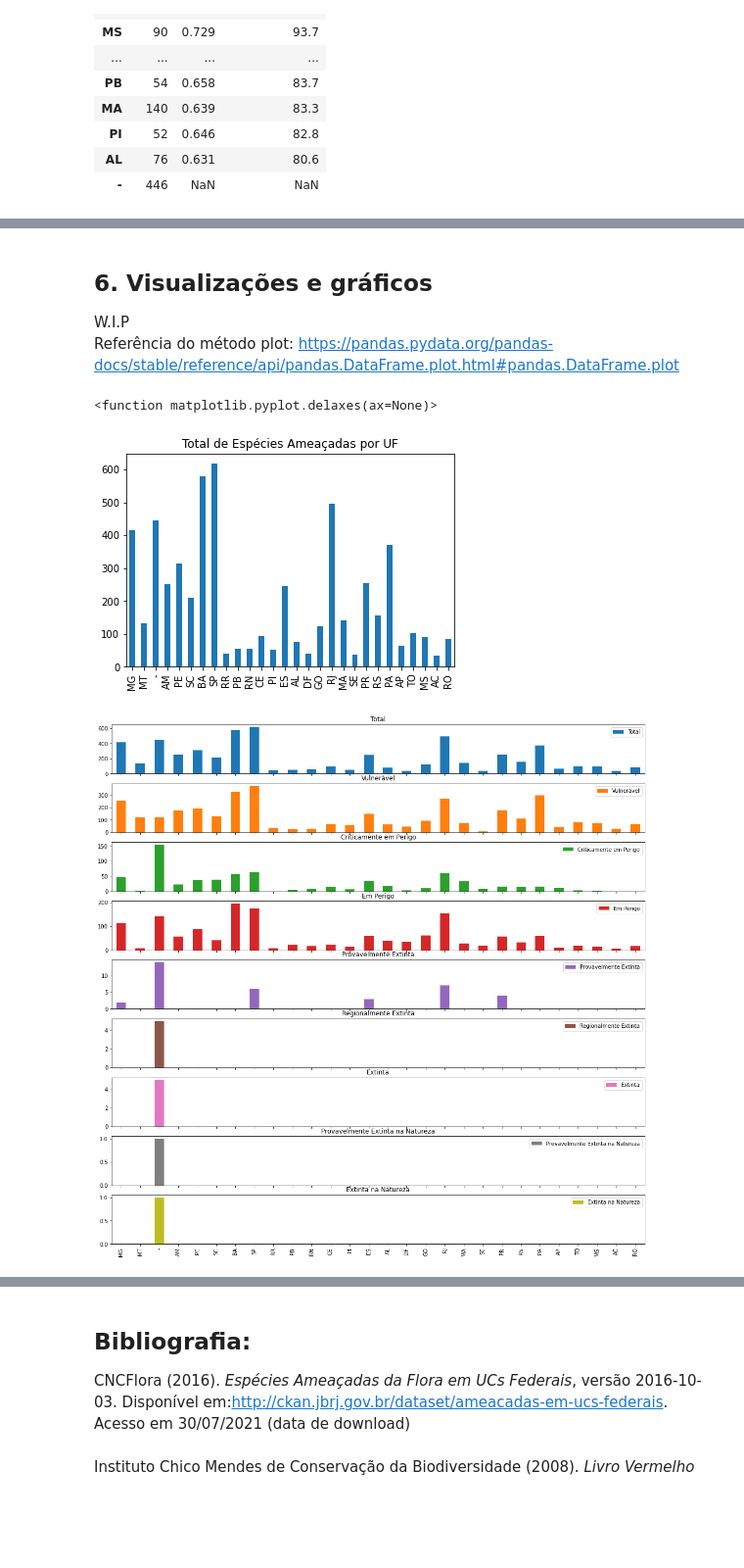
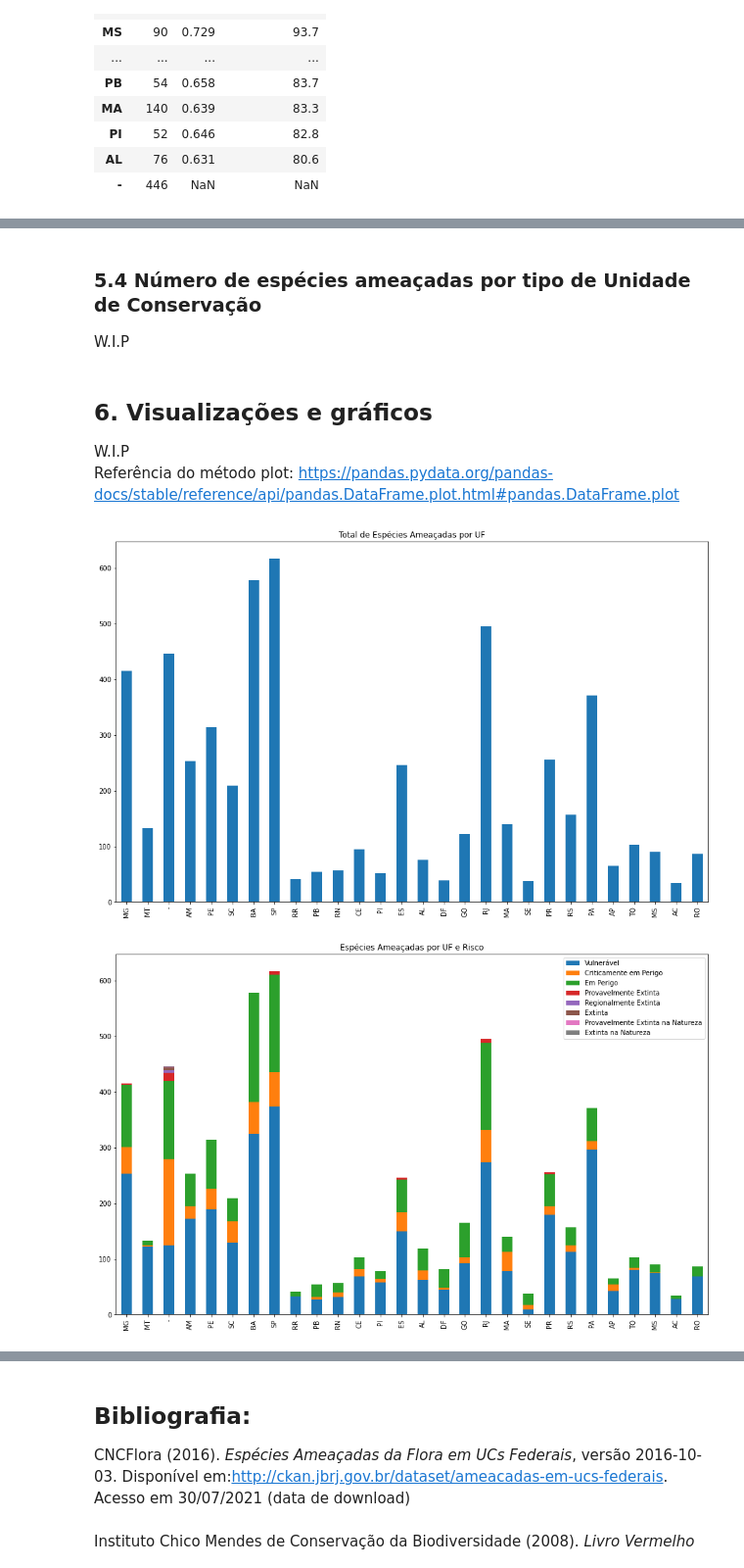
Before and after one commit to fesmazz/Projetos, a Jupyter notebook: Fauna/fauna.ipynb, the cells around one changed output, grey strips where cells are left out. Shown: that part at 98% size. Saved outputs shown, nothing was run; the diff lists cells and outputs as text; code cells hidden in the pictures; blank space fills up the shorter version.

```diff
--- a/Fauna/fauna.ipynb
+++ b/Fauna/fauna.ipynb
@@ -793,3 +823,7 @@ W.I.P
+# %% [markdown]
+<a name="e4.4"></a>
+### 5.4 Número de espécies ameaçadas por tipo de Unidade de Conservação
+W.I.P
 # %% [markdown]
 <a name="etapa5"></a>
 ## 6. Visualizações e gráficos
@@ -797,10 +831,9 @@ W.I.P
 Referência do método plot: https://pandas.pydata.org/pandas-docs/stable/reference/api/pandas.DataFrame.plot.html#pandas.DataFrame.plot
 # %%
 import matplotlib.pyplot as plt
-totais_uf["Total"].plot(kind="bar", title="Total de Espécies Ameaçadas por UF")
-totais_uf.plot(kind="bar", subplots=True, figsize=(18, 18))
-plt.delaxes
+totais_uf["Total"].plot(kind="bar", title="Total de Espécies Ameaçadas por UF", figsize=(16, 10))
+totais_stack = totais_uf.drop(["Total"], axis = 1)
+totais_stack.plot.bar(title="Espécies Ameaçadas por UF e Risco", stacked=True, figsize=(16, 10));
 # %% [output]
-<function matplotlib.pyplot.delaxes(ax=None)>
-[figure, old version]
+[figure, new version]
-[figure, old version]
+[figure, new version]
```
Also changed, not shown: parts of 9 cells of this notebook.
